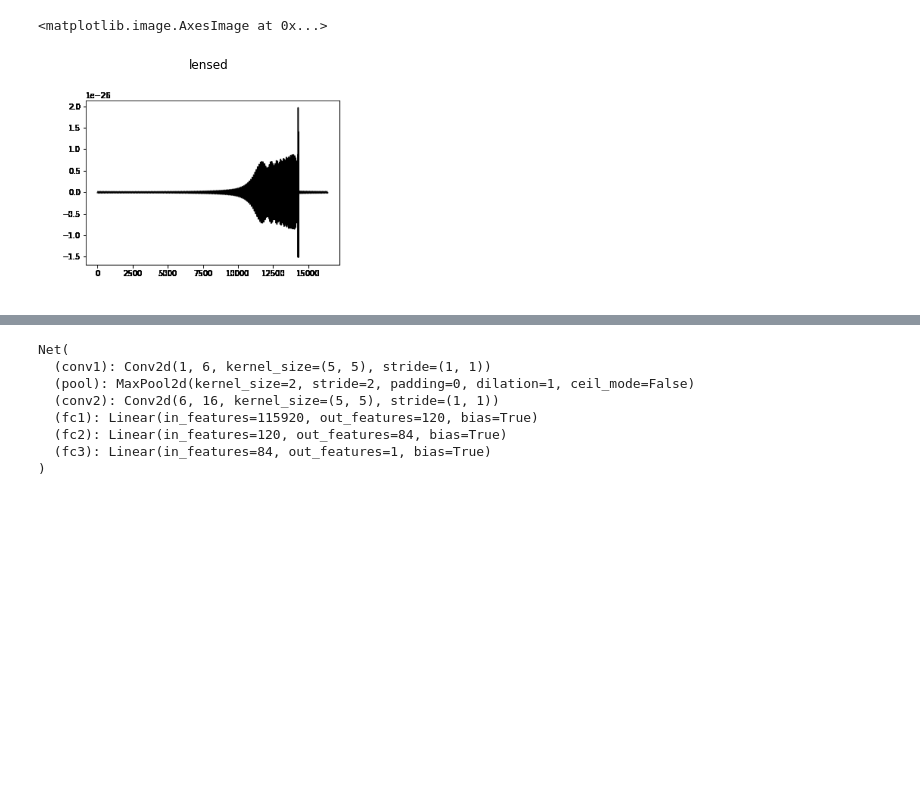
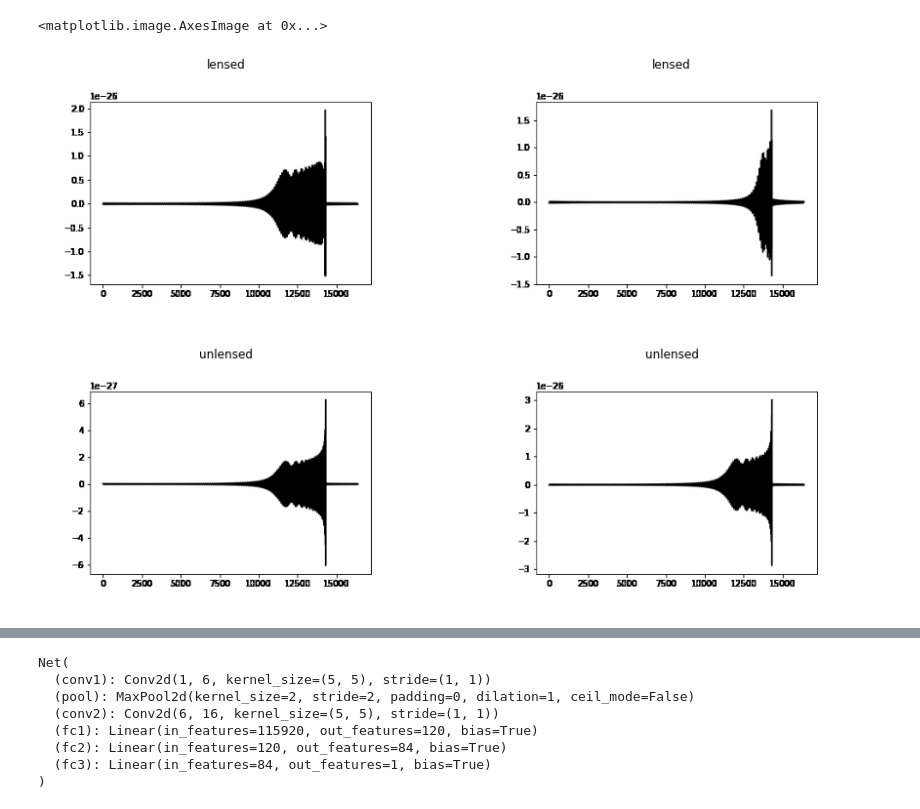
Before and after one commit to terrencetec/lens, a Jupyter notebook: notebook/pytorch.ipynb, the cells around one changed output, grey strips where cells are left out. Saved outputs shown, nothing was run; the diff lists cells and outputs as text; code cells hidden in the pictures; blank space fills up the shorter version.

```diff
--- a/notebook/pytorch.ipynb
+++ b/notebook/pytorch.ipynb
@@ -33,35 +33,53 @@ test_dataset = torchvision.datasets.ImageFolder(
 )
 test_loader = torch.utils.data.DataLoader(
     test_dataset,
-    batch_size=5,
+    batch_size=2,
     num_workers=16,
     shuffle=True
 )
 
 validate_path = "data/validate"
 
 validate_dataset = torchvision.datasets.ImageFolder(
     root=validate_path,
     transform=transform
 )
 validate_loader = torch.utils.data.DataLoader(
     validate_dataset,
     batch_size=5,
     num_workers=16,
     shuffle=True
 )
 
 
 labels_map={1: "unlensed", 0: "lensed"}
 
+plt.figure(figsize=(15,10))
+
 img, label = train_dataset[0]
+plt.subplot(221)
+plt.axis("off")
+plt.title(labels_map[label])
+plt.imshow(img.squeeze(), cmap="gray")
+img, label = train_dataset[1]
+plt.subplot(222)
+plt.axis("off")
+plt.title(labels_map[label])
+plt.imshow(img.squeeze(), cmap="gray")
+img, label = train_dataset[4000]
+plt.subplot(223)
+plt.axis("off")
+plt.title(labels_map[label])
+plt.imshow(img.squeeze(), cmap="gray")
+img, label = train_dataset[4001]
+plt.subplot(224)
 plt.axis("off")
 plt.title(labels_map[label])
 plt.imshow(img.squeeze(), cmap="gray")
 # for batch_idx, (data, target) in enumerate(train_loader):
 # %% [output]
 <matplotlib.image.AxesImage at 0x...>
-[figure, old version]
+[figure, new version]
 # %%
 def imshow(img):
     img = img / 2 + 0.5     # unnormalize
```
Also changed, not shown: parts of 14 cells of this notebook.
